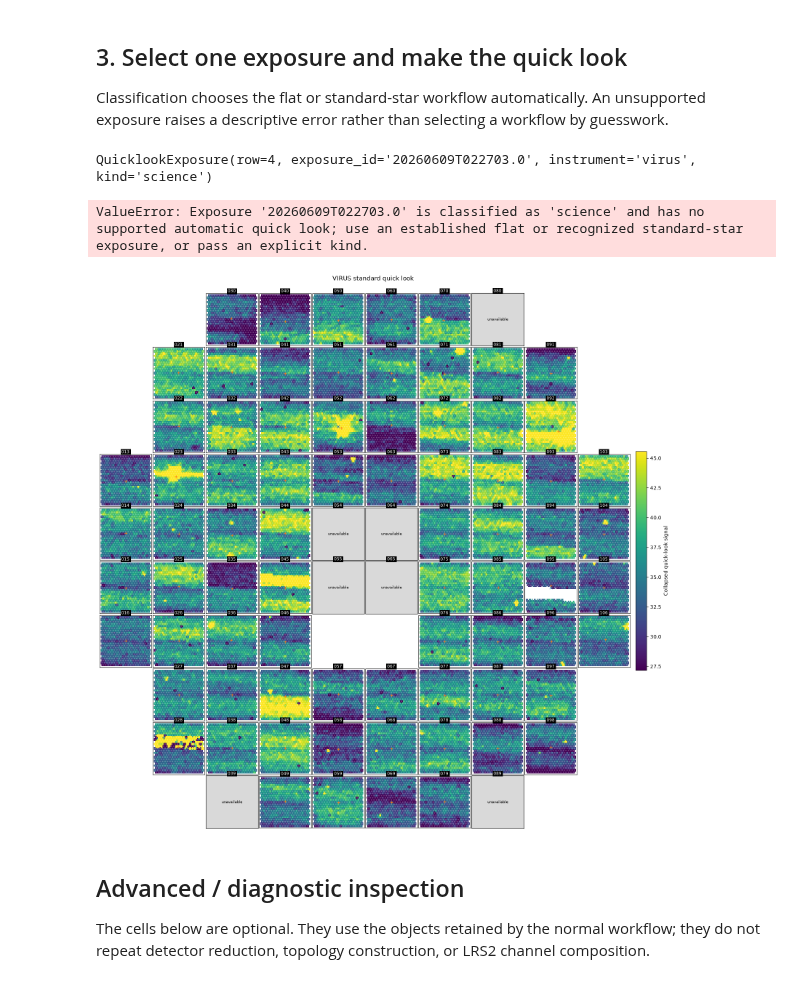
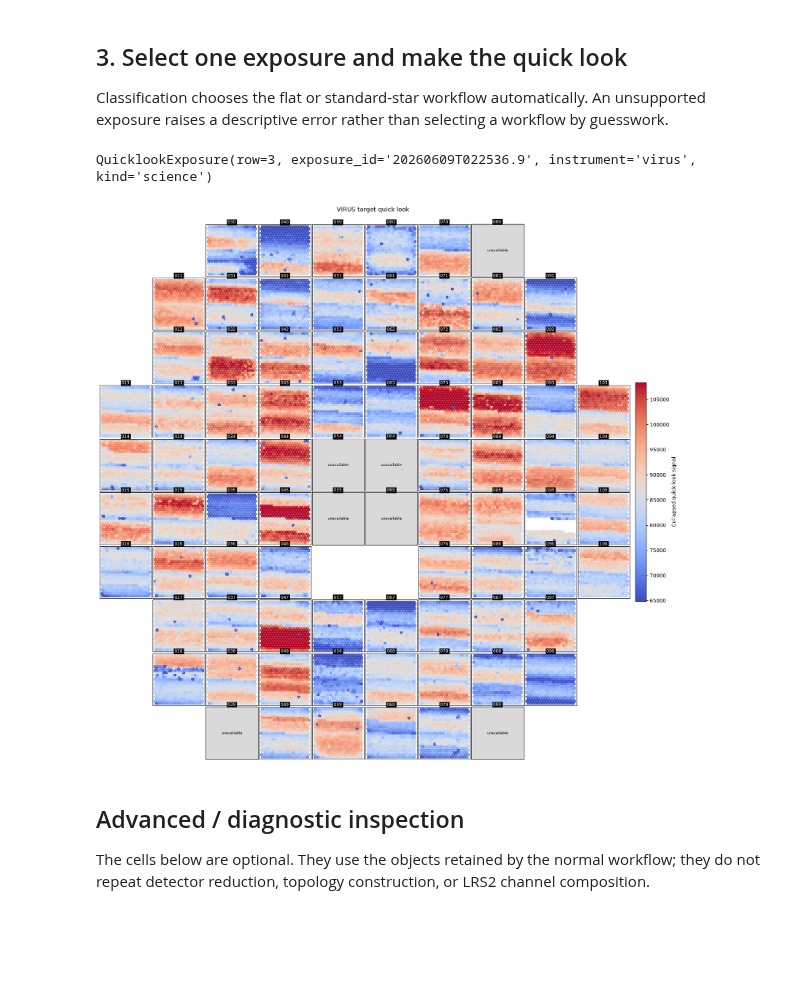
Before and after one commit to grzeimann/HET_LV_Tools, a Jupyter notebook: notebooks/hetquicklook_presentation_playground.ipynb, the cells around one changed output. Saved outputs shown, nothing was run; the diff lists cells and outputs as text; code cells hidden in the pictures; blank space fills up the shorter version.

Commit message:
allow all kinds of frames

```diff
--- a/notebooks/hetquicklook_presentation_playground.ipynb
+++ b/notebooks/hetquicklook_presentation_playground.ipynb
@@ -56,18 +56,16 @@ unsupported exposure raises a descriptive error rather than selecting a
 workflow by guesswork.
 # %%
 # Example recognized standard-star row for the date above; choose another row from the table as needed.
-exposure = night[4]
+exposure = night[3]
 exposure
 # %% [output]
-QuicklookExposure(row=4, exposure_id='20260609T022703.0', instrument='virus', kind='science')
+QuicklookExposure(row=3, exposure_id='20260609T022536.9', instrument='virus', kind='science')
 # %%
-product = exposure.quicklook(grid_padding_arcsec=1.0,gaussian_fwhm_arcsec=1.8)
+product = exposure.quicklook()
-# %% [output]
-ValueError: Exposure '20260609T022703.0' is classified as 'science' and has no supported automatic quick look; use an established flat or recognized standard-star exposure, or pass an explicit kind.
 # %%
-figure = product.plot()
+figure = product.plot(cmap='coolwarm')
 # %% [output]
-[figure, old version]
+[figure, new version]
 # %% [markdown]
 ## Advanced / diagnostic inspection
 
```
Also changed, not shown: 6 other files.
